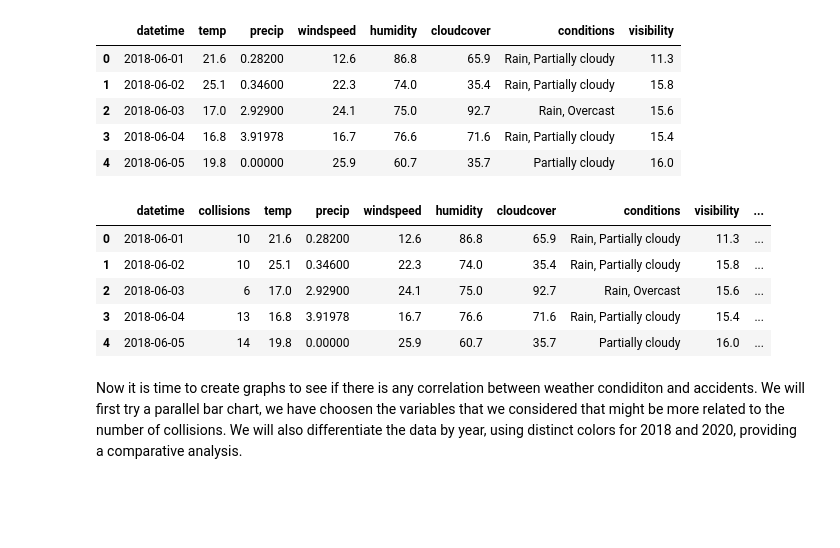
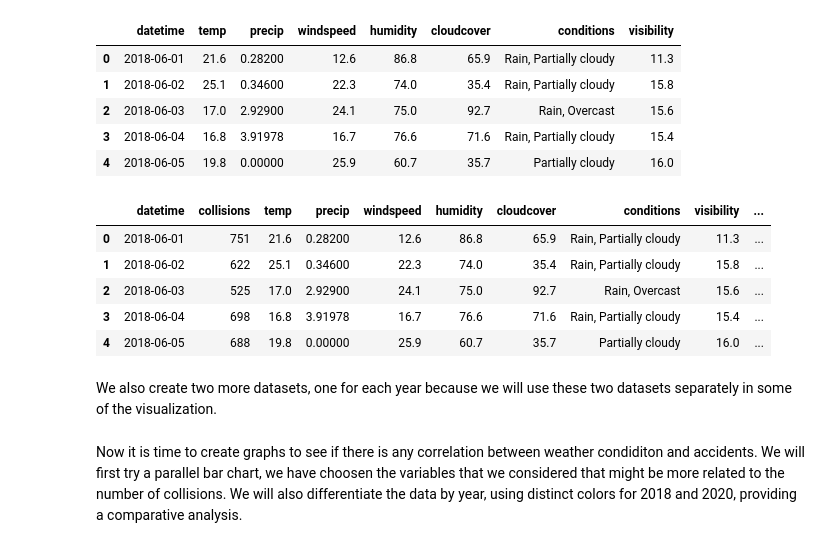
Before and after one commit to carlosarboness/Data-Visualization, a Jupyter notebook: Project 1/notebooks/collisions_benet.ipynb, the cells around one changed output. Saved outputs shown, nothing was run; the diff lists cells and outputs as text; code cells hidden in the pictures; blank space fills up the shorter version.

```diff
--- a/Project 1/notebooks/collisions_benet.ipynb
+++ b/Project 1/notebooks/collisions_benet.ipynb
@@ -123,19 +115,21 @@ See the caveats in the documentation: https://pandas.pydata.org/pandas-docs/stab
 | 3 | 2018-06-04 | 16.8 | 3.91978 | 16.7 | 76.6 | 71.6 | Rain, Partially cloudy | 15.4 |
 | 4 | 2018-06-05 | 19.8 | 0.00000 | 25.9 | 60.7 | 35.7 | Partially cloudy | 16.0 |
 # %%
-coll_weather = pd.DataFrame({'datetime': collisions["CRASH_DATETIME"]})
+coll_weather = pd.DataFrame({'datetime': collisions["CRASH_DATE"]})
 coll_weather['datetime'] = pd.to_datetime(coll_weather['datetime'])
 coll_weather = coll_weather.groupby(['datetime']).size().reset_index(name='collisions')
 coll_weather = pd.merge(coll_weather, weather, on='datetime')
 coll_weather['year'] = coll_weather['datetime'].dt.year
 coll_weather.head()
 # %% [output]
 |  | datetime | collisions | temp | precip | windspeed | humidity | cloudcover | conditions | visibility | ... |
-| 0 | 2018-06-01 | 10 | 21.6 | 0.28200 | 12.6 | 86.8 | 65.9 | Rain, Partially cloudy | 11.3 | ... |
-| 1 | 2018-06-02 | 10 | 25.1 | 0.34600 | 22.3 | 74.0 | 35.4 | Rain, Partially cloudy | 15.8 | ... |
-| 2 | 2018-06-03 | 6 | 17.0 | 2.92900 | 24.1 | 75.0 | 92.7 | Rain, Overcast | 15.6 | ... |
-| 3 | 2018-06-04 | 13 | 16.8 | 3.91978 | 16.7 | 76.6 | 71.6 | Rain, Partially cloudy | 15.4 | ... |
-| 4 | 2018-06-05 | 14 | 19.8 | 0.00000 | 25.9 | 60.7 | 35.7 | Partially cloudy | 16.0 | ... |
+| 0 | 2018-06-01 | 751 | 21.6 | 0.28200 | 12.6 | 86.8 | 65.9 | Rain, Partially cloudy | 11.3 | ... |
+| 1 | 2018-06-02 | 622 | 25.1 | 0.34600 | 22.3 | 74.0 | 35.4 | Rain, Partially cloudy | 15.8 | ... |
+| 2 | 2018-06-03 | 525 | 17.0 | 2.92900 | 24.1 | 75.0 | 92.7 | Rain, Overcast | 15.6 | ... |
+| 3 | 2018-06-04 | 698 | 16.8 | 3.91978 | 16.7 | 76.6 | 71.6 | Rain, Partially cloudy | 15.4 | ... |
+| 4 | 2018-06-05 | 688 | 19.8 | 0.00000 | 25.9 | 60.7 | 35.7 | Partially cloudy | 16.0 | ... |
+# %% [markdown]
+We also create two more datasets, one for each year because we will use these two datasets separately in some of the visualization.
 # %%
 # change the overcast conditions to rain
 coll_weather['conditions'] = coll_weather['conditions'].apply(lambda x: 'Rain, Overcast' if x=='Overcast' else x)
```
Also changed, not shown: parts of 6 cells of this notebook.
